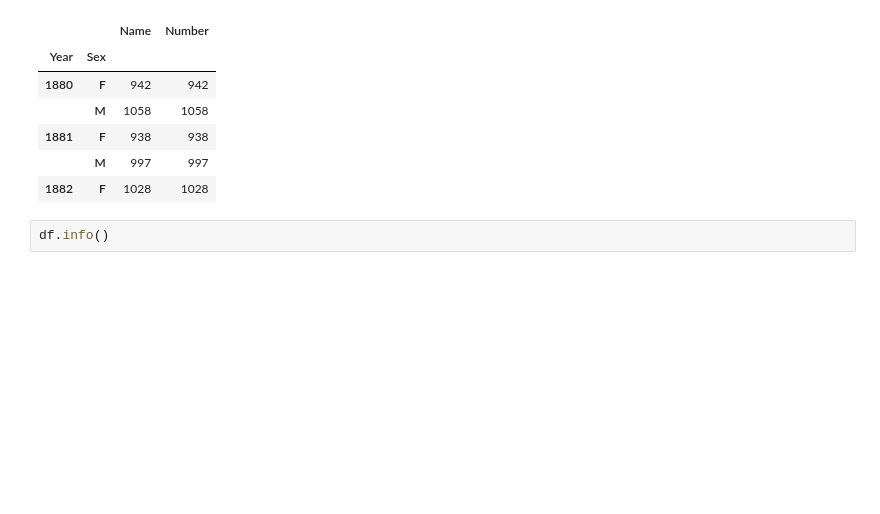
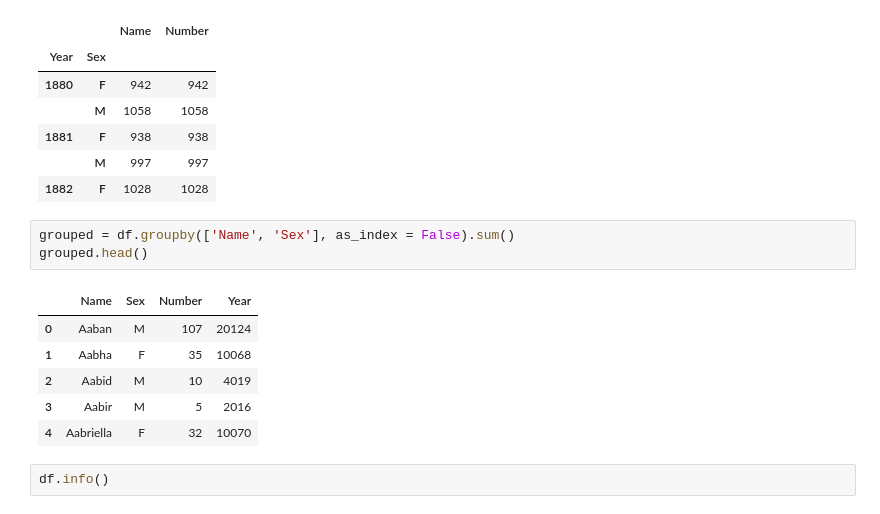
Before and after one commit to tjslezak/dignity-health-challenge, a Jupyter notebook: dh-challenge.ipynb, the cells around one changed output. Drawn from its saved outputs; the diff is of its cells as text; blank space fills up the shorter version.

```diff
--- a/dh-challenge.ipynb
+++ b/dh-challenge.ipynb
@@ -67,6 +68,16 @@ df.groupby(['Year', 'Sex']).count().head()
 | 1881 | F | 938 | 938 |
 |  | M | 997 | 997 |
 | 1882 | F | 1028 | 1028 |
+# %%
+grouped = df.groupby(['Name', 'Sex'], as_index = False).sum()
+grouped.head()
+# %% [output]
+|  | Name | Sex | Number | Year |
+| 0 | Aaban | M | 107 | 20124 |
+| 1 | Aabha | F | 35 | 10068 |
+| 2 | Aabid | M | 10 | 4019 |
+| 3 | Aabir | M | 5 | 2016 |
+| 4 | Aabriella | F | 32 | 10070 |
 # %%
 df.info()
 # %% [output]
```
Also changed, not shown: parts of 14 cells of this notebook.
